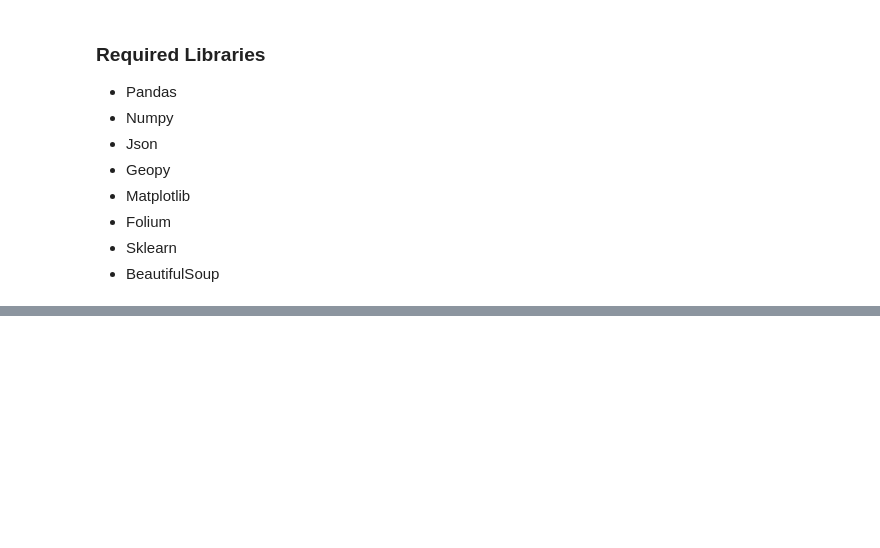
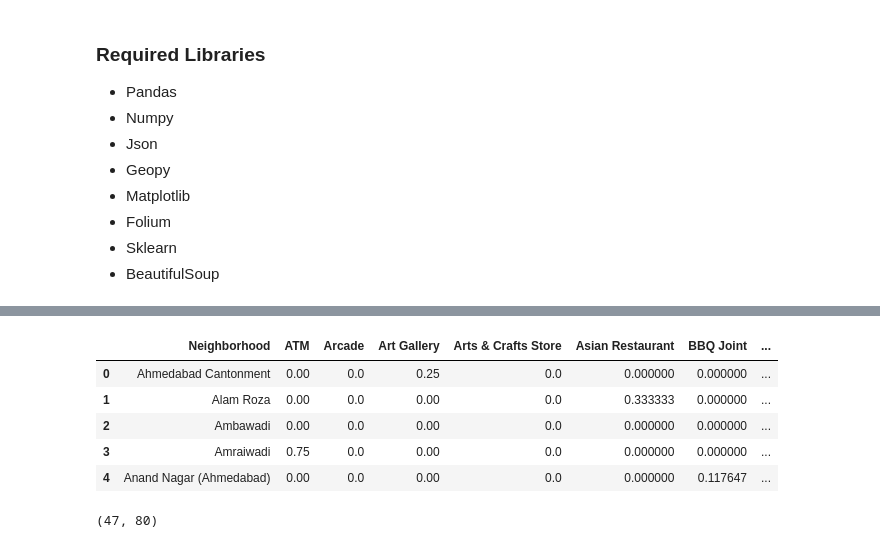
Before and after one commit to aawez/Neighborhoods-of-Ahmedabad, a Jupyter notebook: Clustering Neighborhoods of Ahmedabad.ipynb, the cells around one changed output, grey strips where cells are left out. Saved outputs shown, nothing was run; the diff lists cells and outputs as text; code cells hidden in the pictures; blank space fills up the shorter version.

```diff
--- a/Clustering Neighborhoods of Ahmedabad.ipynb
+++ b/Clustering Neighborhoods of Ahmedabad.ipynb
@@ -19,0 +363,14 @@ First, we have to find out all the Neighborhoods of Ahmedabad. We will web scrap
+# %%
+ahmedabad_grouped = ahmedabad_onehot.groupby('Neighborhood').mean().reset_index()
+ahmedabad_grouped.head()
+# %% [output]
+|  | Neighborhood | ATM | Arcade | Art Gallery | Arts & Crafts Store | Asian Restaurant | BBQ Joint | ... |
+| 0 | Ahmedabad Cantonment | 0.00 | 0.0 | 0.25 | 0.0 | 0.000000 | 0.000000 | ... |
+| 1 | Alam Roza | 0.00 | 0.0 | 0.00 | 0.0 | 0.333333 | 0.000000 | ... |
+| 2 | Ambawadi | 0.00 | 0.0 | 0.00 | 0.0 | 0.000000 | 0.000000 | ... |
+| 3 | Amraiwadi | 0.75 | 0.0 | 0.00 | 0.0 | 0.000000 | 0.000000 | ... |
+| 4 | Anand Nagar (Ahmedabad) | 0.00 | 0.0 | 0.00 | 0.0 | 0.000000 | 0.117647 | ... |
+# %%
+ahmedabad_grouped.shape
+# %% [output]
+(47, 80)
```
Also changed, not shown: parts of 54 cells of this notebook.
